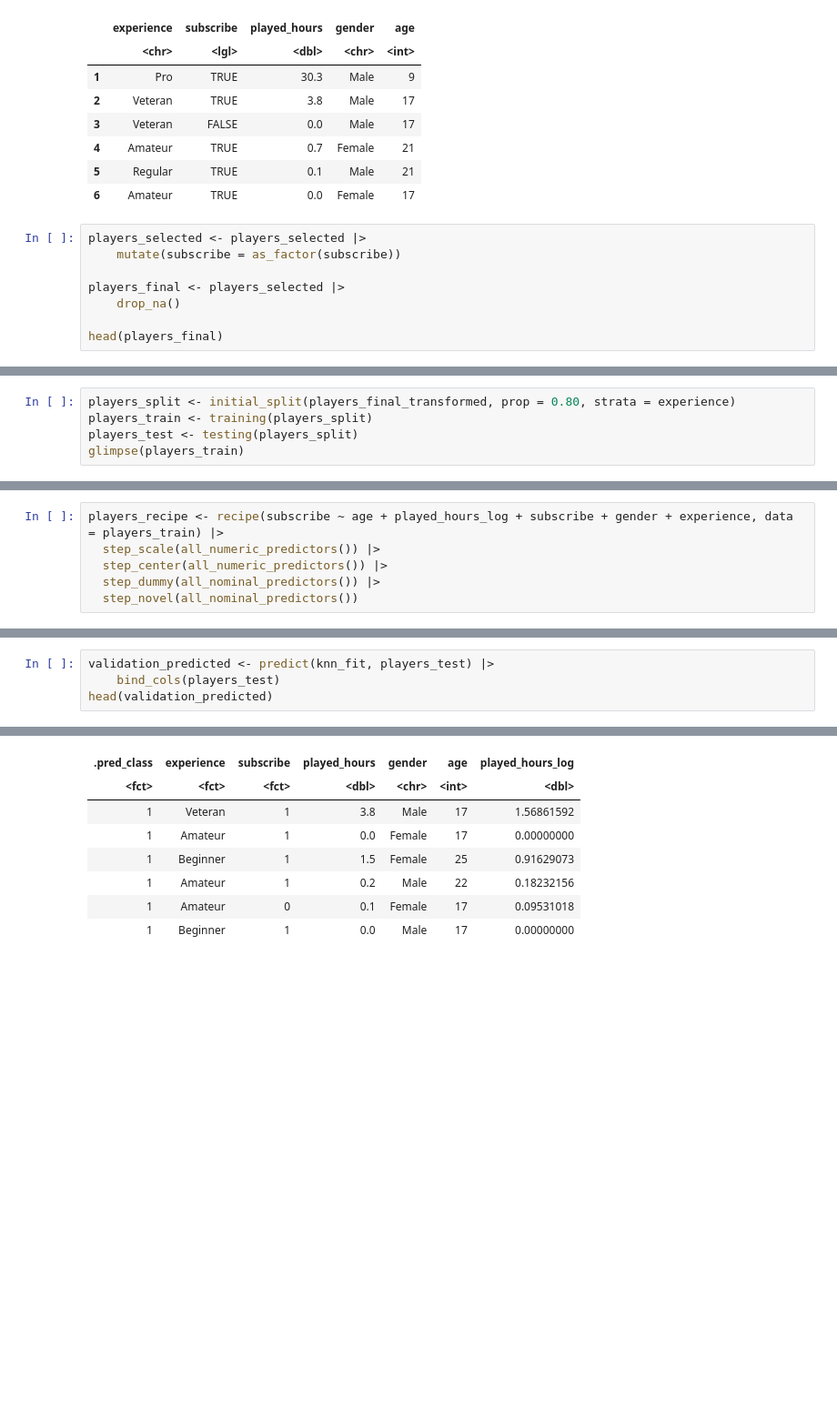
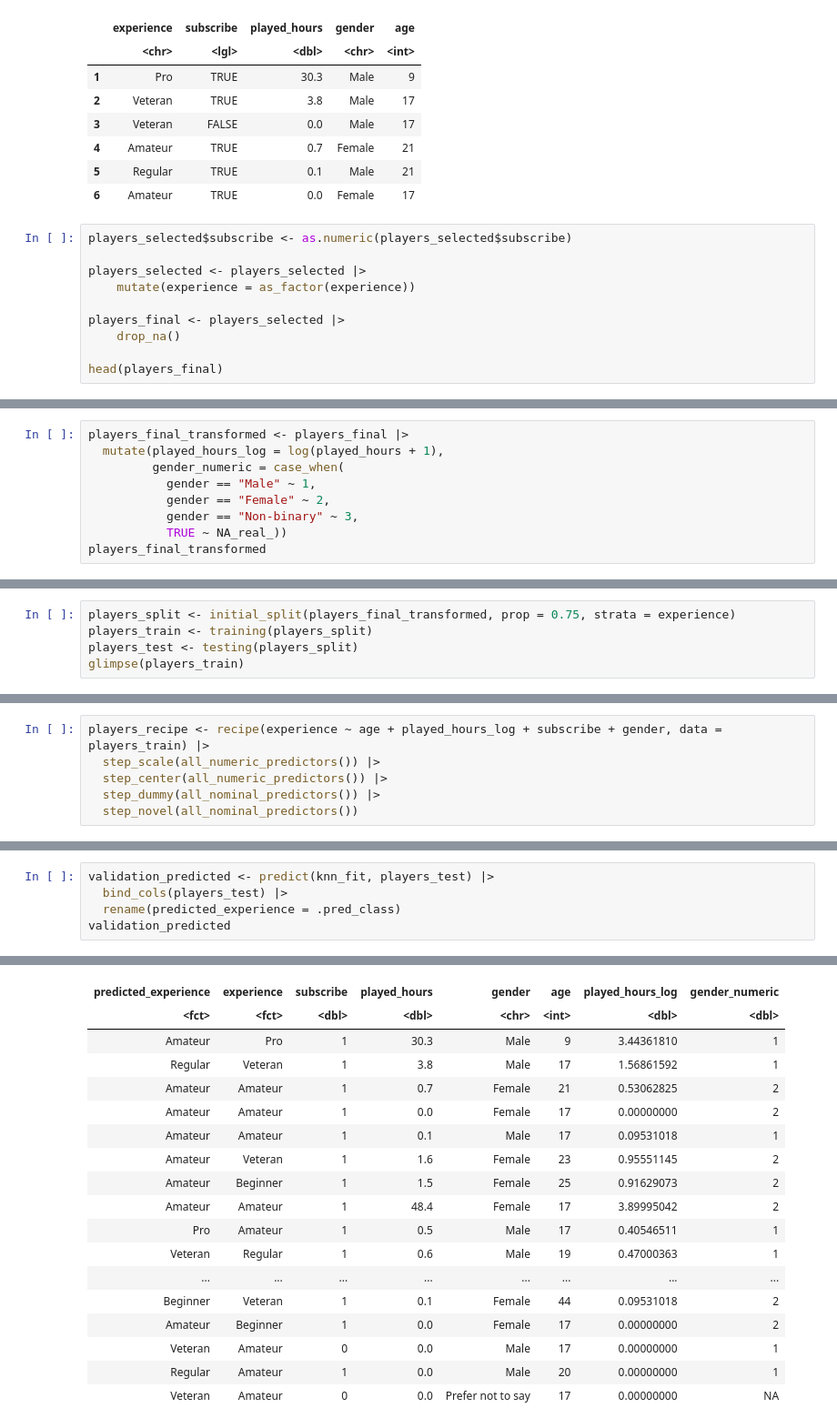
Before and after one commit to Jaden51/dsci-100-project-008-30, a Jupyter notebook: project.ipynb, the cells around one changed output, grey strips where cells are left out. Shown at 91% size. Drawn from its saved outputs; the diff is of its cells as text; blank space fills up the shorter version.

```diff
--- a/project.ipynb
+++ b/project.ipynb
@@ -108,8 +90,10 @@ A data.frame: 6 × 5
 | 5 | Regular | TRUE | 0.1 | Male | 21 |
 | 6 | Amateur | TRUE | 0.0 | Female | 17 |
 # %%
+players_selected$subscribe <- as.numeric(players_selected$subscribe)
+
 players_selected <- players_selected |>
-    mutate(subscribe = as_factor(subscribe))
+    mutate(experience = as_factor(experience))
 
 players_final <- players_selected |>
     drop_na()
@@ -242,0 +233,9 @@ A data.frame: 6 × 6
+# %%
+players_final_transformed <- players_final |>
+  mutate(played_hours_log = log(played_hours + 1),
+         gender_numeric = case_when(
+           gender == "Male" ~ 1,
+           gender == "Female" ~ 2,
+           gender == "Non-binary" ~ 3,
+           TRUE ~ NA_real_))
+players_final_transformed
@@ -243,5 +262,5 @@ A data.frame: 6 × 6
 # %%
-players_split <- initial_split(players_final_transformed, prop = 0.80, strata = experience)
+players_split <- initial_split(players_final_transformed, prop = 0.75, strata = experience)
 players_train <- training(players_split)
 players_test <- testing(players_split)
 glimpse(players_train)
@@ -273,5 +285,5 @@ A tibble: 5 × 3
 # %%
-players_recipe <- recipe(subscribe ~ age + played_hours_log + subscribe + gender + experience, data = players_train) |>
+players_recipe <- recipe(experience ~ age + played_hours_log + subscribe + gender, data = players_train) |>
   step_scale(all_numeric_predictors()) |>
   step_center(all_numeric_predictors()) |>
   step_dummy(all_nominal_predictors()) |>
@@ -306,5 +324,6 @@ Best k: 5
 # %%
 validation_predicted <- predict(knn_fit, players_test) |>
-    bind_cols(players_test)
-head(validation_predicted)
+  bind_cols(players_test) |>
+  rename(predicted_experience = .pred_class)
+validation_predicted
 # %% [output]
@@ -312,10 +331,20 @@ A tibble: 6 × 7
-| .pred_class | experience | subscribe | played_hours | gender | age | played_hours_log |
-| <fct> | <fct> | <fct> | <dbl> | <chr> | <int> | <dbl> |
-| 1 | Veteran | 1 | 3.8 | Male | 17 | 1.56861592 |
-| 1 | Amateur | 1 | 0.0 | Female | 17 | 0.00000000 |
-| 1 | Beginner | 1 | 1.5 | Female | 25 | 0.91629073 |
-| 1 | Amateur | 1 | 0.2 | Male | 22 | 0.18232156 |
-| 1 | Amateur | 0 | 0.1 | Female | 17 | 0.09531018 |
-| 1 | Beginner | 1 | 0.0 | Male | 17 | 0.00000000 |
+| predicted_experience | experience | subscribe | played_hours | gender | age | played_hours_log | gender_numeric |
+| <fct> | <fct> | <dbl> | <dbl> | <chr> | <int> | <dbl> | <dbl> |
+| Amateur | Pro | 1 | 30.3 | Male | 9 | 3.44361810 | 1 |
+| Regular | Veteran | 1 | 3.8 | Male | 17 | 1.56861592 | 1 |
+| Amateur | Amateur | 1 | 0.7 | Female | 21 | 0.53062825 | 2 |
+| Amateur | Amateur | 1 | 0.0 | Female | 17 | 0.00000000 | 2 |
+| Amateur | Amateur | 1 | 0.1 | Male | 17 | 0.09531018 | 1 |
+| Amateur | Veteran | 1 | 1.6 | Female | 23 | 0.95551145 | 2 |
+| Amateur | Beginner | 1 | 1.5 | Female | 25 | 0.91629073 | 2 |
+| Amateur | Amateur | 1 | 48.4 | Female | 17 | 3.89995042 | 2 |
+| Pro | Amateur | 1 | 0.5 | Male | 17 | 0.40546511 | 1 |
+| Veteran | Regular | 1 | 0.6 | Male | 19 | 0.47000363 | 1 |
+| ... | ... | ... | ... | ... | ... | ... | ... |
+| Beginner | Veteran | 1 | 0.1 | Female | 44 | 0.09531018 | 2 |
+| Amateur | Beginner | 1 | 0.0 | Female | 17 | 0.00000000 | 2 |
+| Veteran | Amateur | 0 | 0.0 | Male | 17 | 0.00000000 | 1 |
+| Regular | Amateur | 1 | 0.0 | Male | 20 | 0.00000000 | 1 |
+| Veteran | Amateur | 0 | 0.0 | Prefer not to say | 17 | 0.00000000 | NA |
 # %%
 accuracy_result <- validation_predicted |>
```
Also changed, not shown: parts of 21 cells of this notebook.
